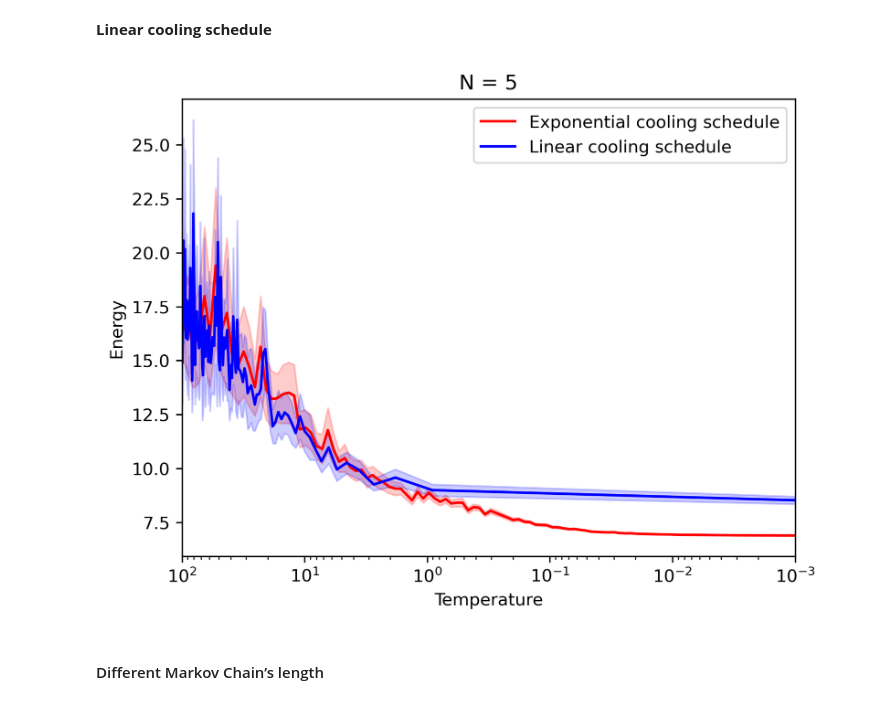
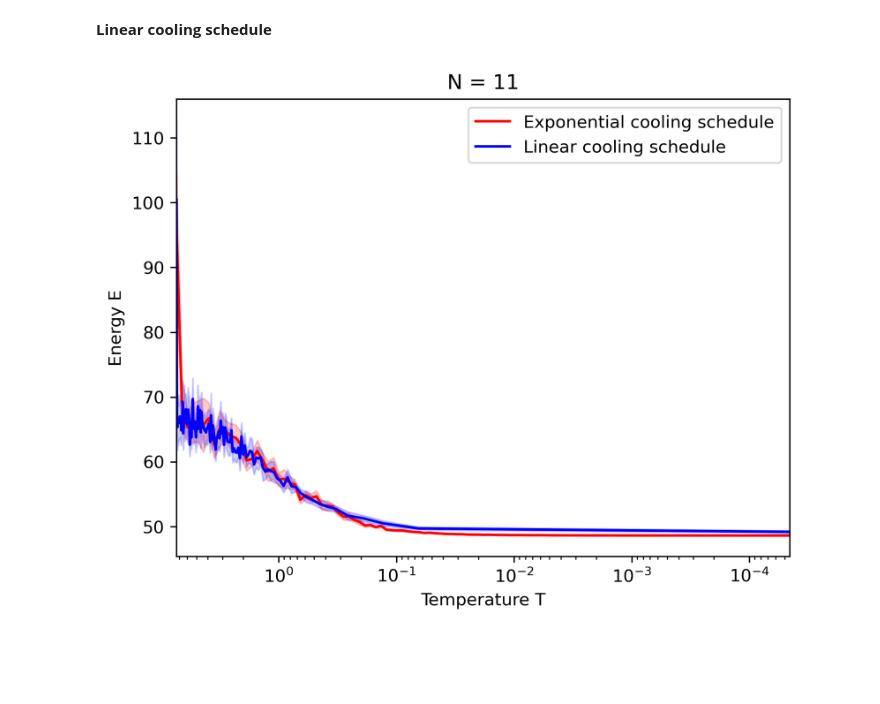
Before and after one commit to Asewlal01/SimAnnealParticleOptimize, a Jupyter notebook: draft.ipynb, the cells around one changed output. Saved outputs shown, nothing was run; the diff lists cells and outputs as text; code cells hidden in the pictures; blank space fills up the shorter version.

```diff
--- a/draft.ipynb
+++ b/draft.ipynb
@@ -6,22 +6,21 @@ from Analysis import show_points, test_configuration
 # %% [markdown]
 #### Constant parameters
 # %%
-R = 1           # Radius of the circle
-T_max = 100.    # Initial temperature
-T_min = 0.001   # Final temperature
+R = 1       # Radius of the circle
+T_max = np.exp(2)       # Initial temperature
+T_min = np.exp(-10)     # Final temperature
 alpha = 0.9     # Temperature decay rate
-iter_num = 100  # Number of iterations at each temperature
+iter_num = 100      # Number of iterations at each temperature
 # %% [markdown]
 #### Test the accuracy in a single run
 # %%
-N = 12
-run_num = 100
+N = 23
+run_num = 10
 correct_num = 0
 
 for i in range(run_num):
-    points, _ = simulated_annealing_immediately(N, R, T_max, T_min, alpha, iter_num, 1)
+    points, _ = simulated_annealing(N, R, T_max, T_min, alpha, iter_num)
     correct_num += test_configuration(points, R)
 
 print(f'Correct probability of simulated_annealing_immediately: {correct_num / run_num}')
-# Result: accuracy = 0.08
 # %% [output]
@@ -127,43 +138,43 @@ plt.show()
 **Linear cooling schedule**
 # %%
 # Compare linear cooling schedule with exponential cooling schedule
+N = 11
+run_num = 20
 plt.figure(dpi=300)
 plt.title(f'N = {N}')
-plt.xlabel('Temperature')
-plt.ylabel('Energy')
+plt.xlabel('Temperature T')
+plt.ylabel('Energy E')
 
 # Exponential cooling schedule
 alpha = 0.9
 E, T = get_E_T(N, R, T_max, T_min, alpha, iter_num, run_num)
 E_mean = np.mean(E, axis=0)
 E_std = np.std(E, axis=0, ddof=1)
 confidence_interval = 1.96 * E_std / np.sqrt(run_num)
 lower_bound = E_mean - confidence_interval
 upper_bound = E_mean + confidence_interval
 
 plt.plot(T, E_mean, label='Exponential cooling schedule', color='r')
 plt.fill_between(T, lower_bound, upper_bound, alpha=0.2, color='r')
 
 # Linear cooling schedule
 alpha = (T_max - T[-1]) / (len(T) - 1)
 T = np.linspace(T_max, T_min, len(T))
 E = []
 for i in range(run_num):
-    _, energy_history = simulated_annealing_immediately(N, R, T_max, T_min, alpha, iter_num, 1, cooling_schedule='linear')
+    _, energy_history = simulated_annealing(N, R, T_max, T_min, alpha, iter_num, cooling_schedule='linear')
     E.append(energy_history)
 E_mean = np.mean(E, axis=0)
 E_std = np.std(E, axis=0, ddof=1)
 confidence_interval = 1.96 * E_std / np.sqrt(run_num)
 lower_bound = E_mean - confidence_interval
 upper_bound = E_mean + confidence_interval
 
 plt.plot(T, E_mean, label='Linear cooling schedule', color='b')
 plt.fill_between(T, lower_bound, upper_bound, alpha=0.2, color='b')
 plt.xlim(T_max, T[-1])
 plt.xscale('log')
 plt.legend()
 plt.show()
 # %% [output]
-[figure, old version]
+[figure, new version]
-# %% [markdown]
-#### Different Markov Chain’s length
```
Also changed, not shown: parts of 7 cells of this notebook, 1 other file.
